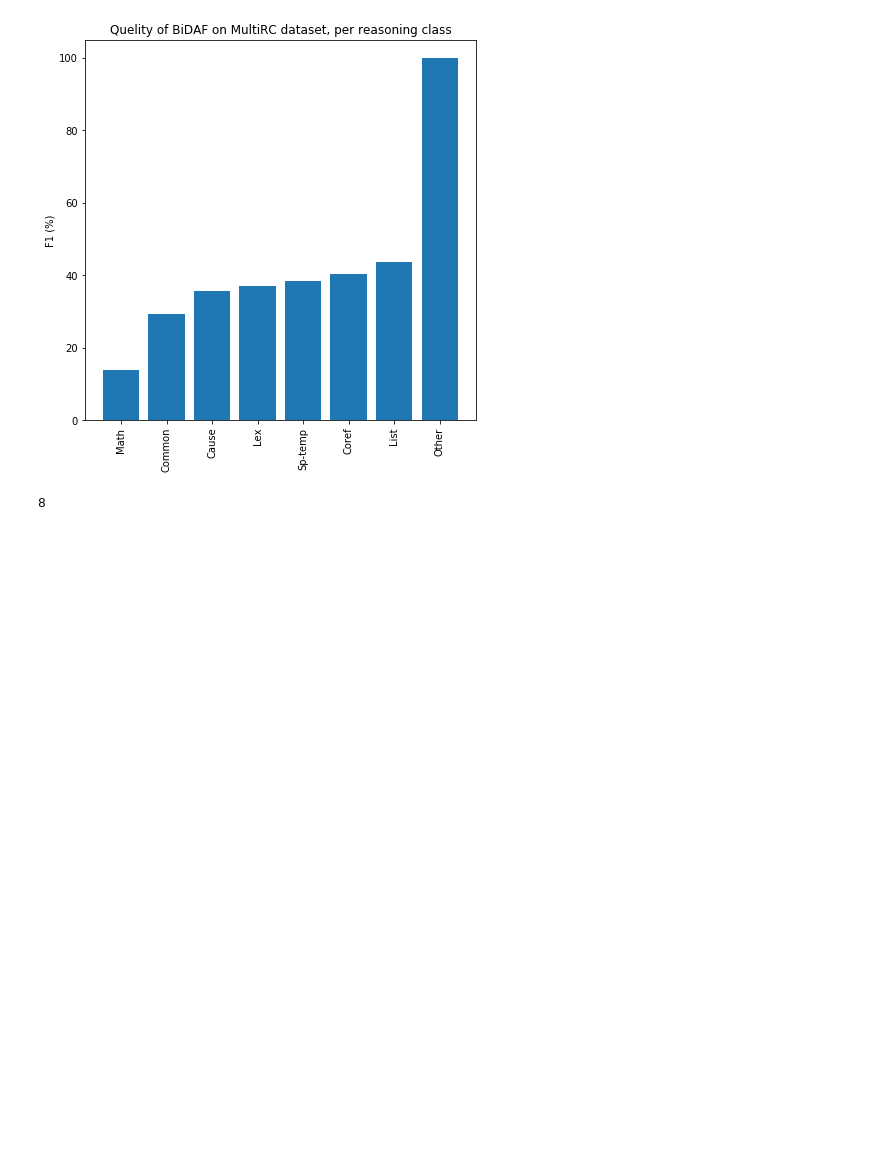
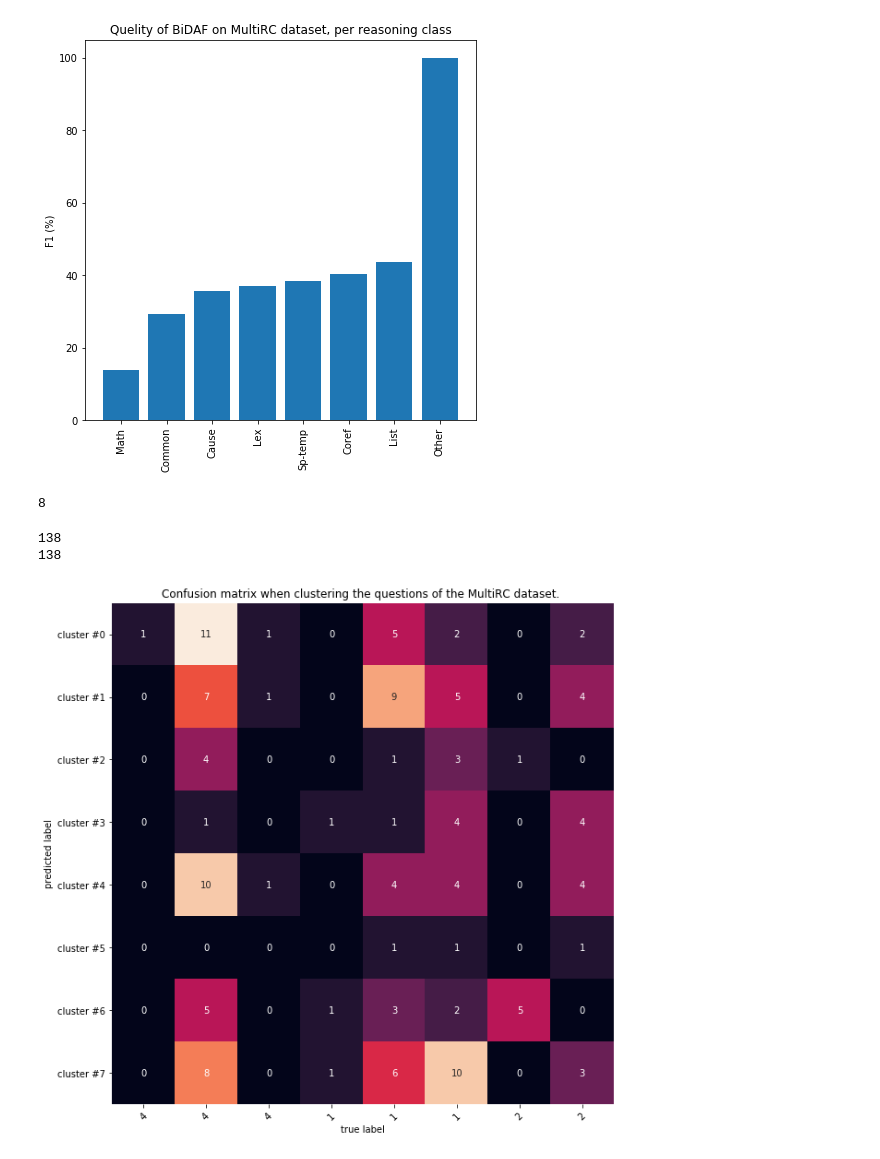
Before and after one commit to danyaljj/allennlp, a Jupyter notebook: analysis_multirc.ipynb, the cells around one changed output. Cells and saved outputs as stored; diff of their text form; code cells hidden in the pictures; blank space fills up the shorter version.

```diff
--- a/analysis_multirc.ipynb
+++ b/analysis_multirc.ipynb
@@ -215,3 +217,32 @@ for i, l in enumerate(db.labels_):
 len(unique_reasoning_types)
 # %% [output]
 8
+# %%
+from sklearn.metrics import confusion_matrix
+import seaborn as sns
+from sklearn import cluster, metrics
+
+print(len(multirc_reasoning_type_indices))
+print(len(labelsss))
+matt1 = confusion_matrix(multirc_reasoning_type_indices, labelsss)
+# %% [output]
+138
+138
+# %%
+plt.figure(figsize=(10, 10))
+sss = sns.heatmap(matt1.T, square=True,
+            annot=True,
+            fmt='d', cbar=False,
+            xticklabels=True,
+            yticklabels=True
+            )
+
+y_labels = ['cluster #' + str(i) for i in range(len(unique_reasoning_types))]
+sss.set_xticklabels(labelsss, rotation=45)
+sss.set_yticklabels(y_labels, rotation=0)
+plt.xlabel('true label')
+plt.ylabel('predicted label')
+plt.title('Confusion matrix when clustering the questions of the MultiRC dataset. ')
+plt.show()
+# %% [output]
+[figure, added]
```
Also changed, not shown: parts of 10 cells of this notebook, 5 other files.
